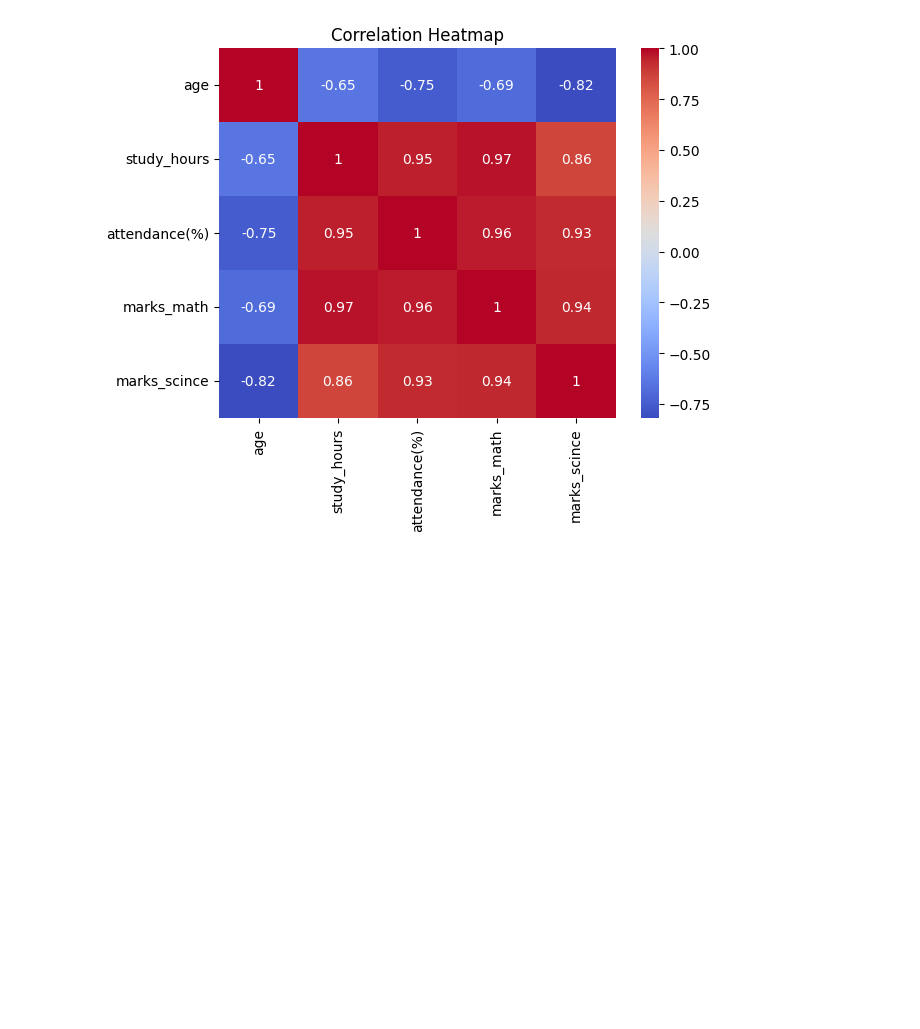
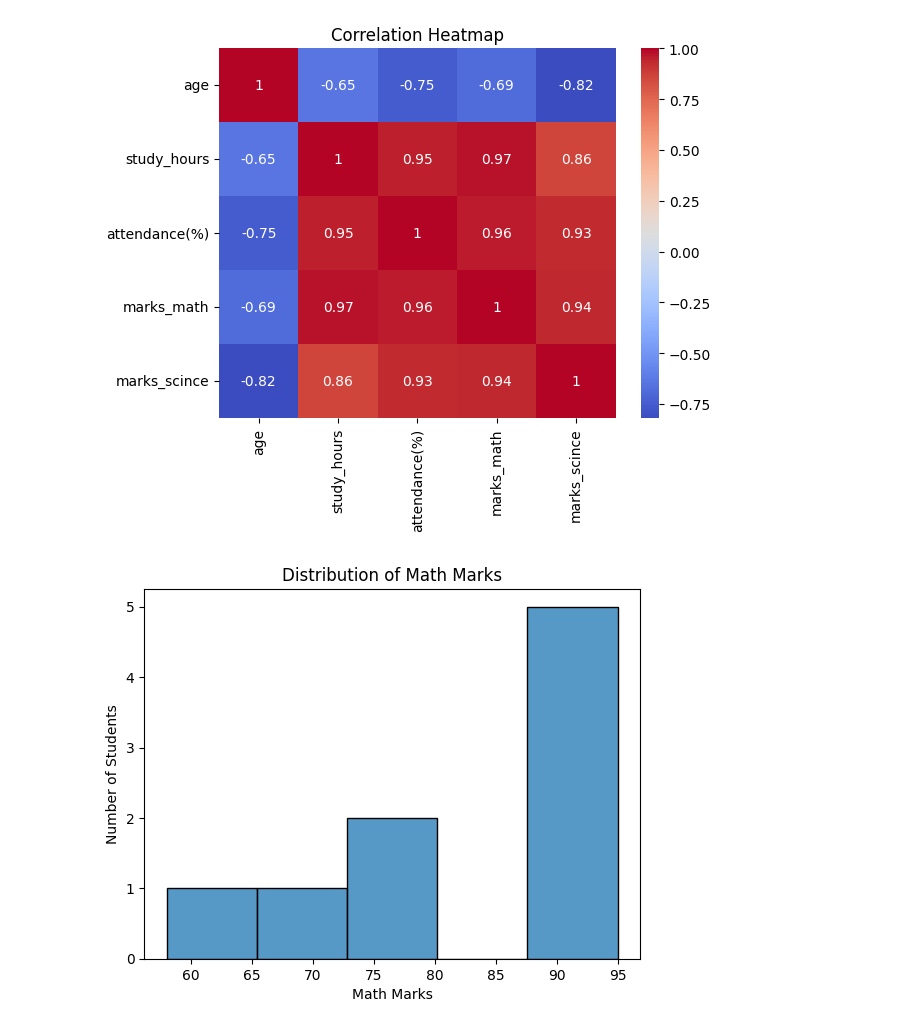
Before and after one commit to divyacs757/DAV-LAB, a Jupyter notebook: Data visualization techniques.ipynb, the cells around one changed output. Drawn from its saved outputs; the diff is of its cells as text; code cells hidden in the pictures; blank space fills up the shorter version.

```diff
--- a/Data visualization techniques.ipynb
+++ b/Data visualization techniques.ipynb
@@ -63,3 +63,13 @@ plt.title("Correlation Heatmap")
 plt.show()
 # %% [output]
 [figure]
+# %%
+sns.histplot(data=df, x="marks_math", bins=5)
+
+plt.title("Distribution of Math Marks")
+plt.xlabel("Math Marks")
+plt.ylabel("Number of Students")
+
+plt.show()
+# %% [output]
+[figure, added]
```
Also changed, not shown: parts of 3 cells of this notebook.
